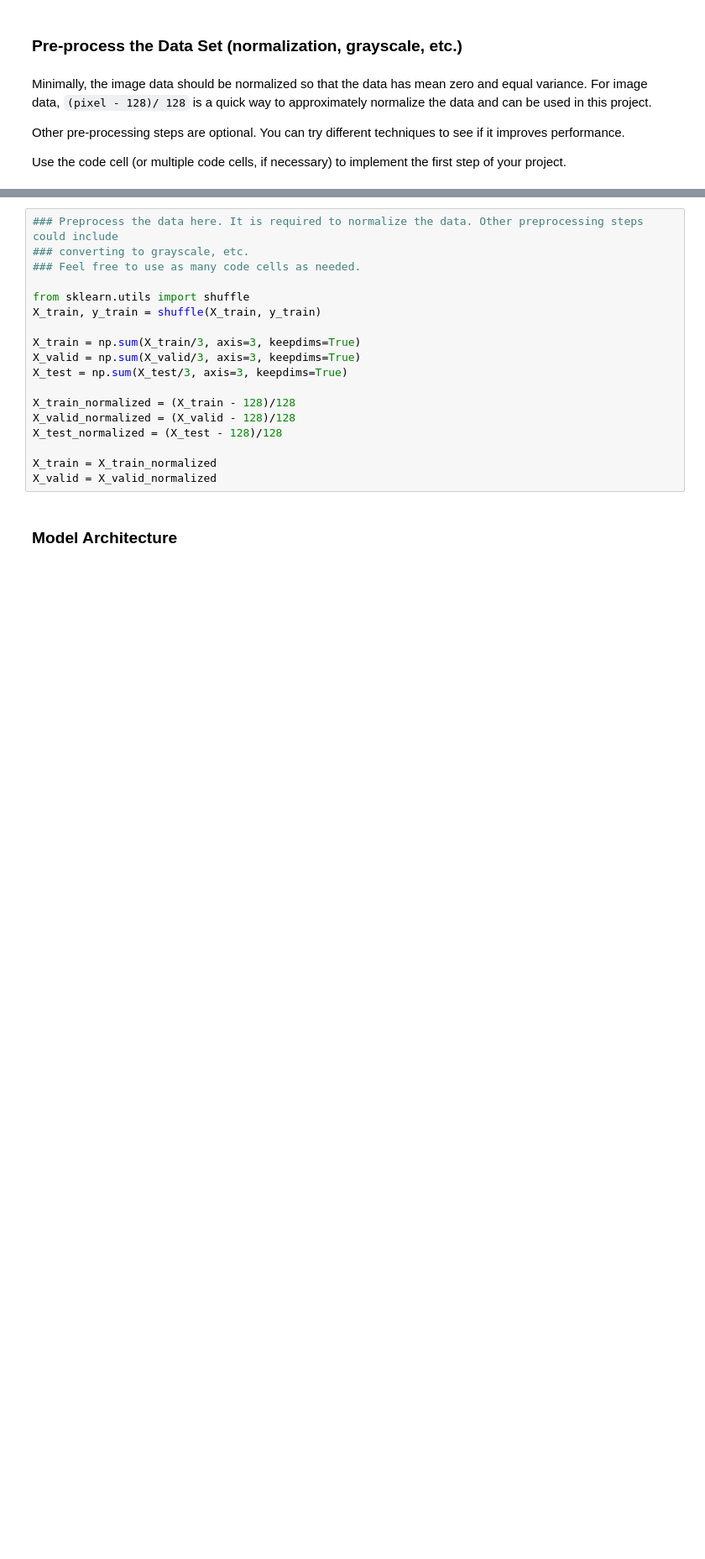
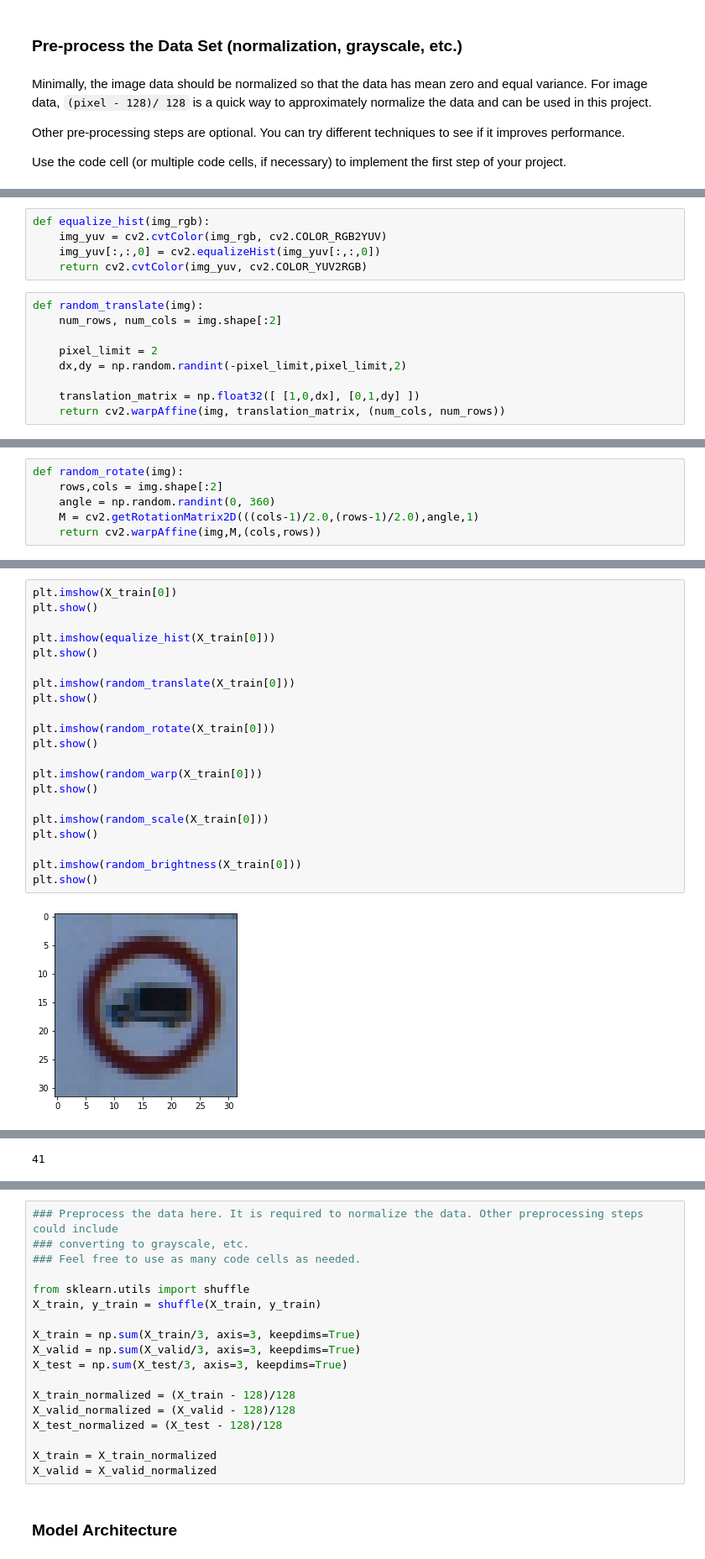
Before and after one commit to sebkaster/CarND-Traffic-Sign-Classifier-Project, a Jupyter notebook: Traffic_Sign_Classifier.ipynb, the cells around one changed output, grey strips where cells are left out. Shown at 84% size. Drawn from its saved outputs; the diff is of its cells as text; blank space fills up the shorter version.

Commit message:
add functions for image augmentation

```diff
--- a/Traffic_Sign_Classifier.ipynb
+++ b/Traffic_Sign_Classifier.ipynb
@@ -161,0 +162,14 @@ Use the code cell (or multiple code cells, if necessary) to implement the first
+# %%
+def equalize_hist(img_rgb):
+    img_yuv = cv2.cvtColor(img_rgb, cv2.COLOR_RGB2YUV)
+    img_yuv[:,:,0] = cv2.equalizeHist(img_yuv[:,:,0])
+    return cv2.cvtColor(img_yuv, cv2.COLOR_YUV2RGB)
+# %%
+def random_translate(img):
+    num_rows, num_cols = img.shape[:2]
+
+    pixel_limit = 2
+    dx,dy = np.random.randint(-pixel_limit,pixel_limit,2)
+
+    translation_matrix = np.float32([ [1,0,dx], [0,1,dy] ])
+    return cv2.warpAffine(img, translation_matrix, (num_cols, num_rows))
@@ -161,0 +195,6 @@ Use the code cell (or multiple code cells, if necessary) to implement the first
+# %%
+def random_rotate(img):
+    rows,cols = img.shape[:2]
+    angle = np.random.randint(0, 360)
+    M = cv2.getRotationMatrix2D(((cols-1)/2.0,(rows-1)/2.0),angle,1)
+    return cv2.warpAffine(img,M,(cols,rows))
@@ -161,0 +230,23 @@ Use the code cell (or multiple code cells, if necessary) to implement the first
+# %%
+plt.imshow(X_train[0])
+plt.show()
+
+plt.imshow(equalize_hist(X_train[0]))
+plt.show()
+
+plt.imshow(random_translate(X_train[0]))
+plt.show()
+
+plt.imshow(random_rotate(X_train[0]))
+plt.show()
+
+plt.imshow(random_warp(X_train[0]))
+plt.show()
+
+plt.imshow(random_scale(X_train[0]))
+plt.show()
+
+plt.imshow(random_brightness(X_train[0]))
+plt.show()
+# %% [output]
+[figure, added]
@@ -161,0 +255 @@ Use the code cell (or multiple code cells, if necessary) to implement the first
+41
```
Also changed, not shown: parts of 6 cells of this notebook.
